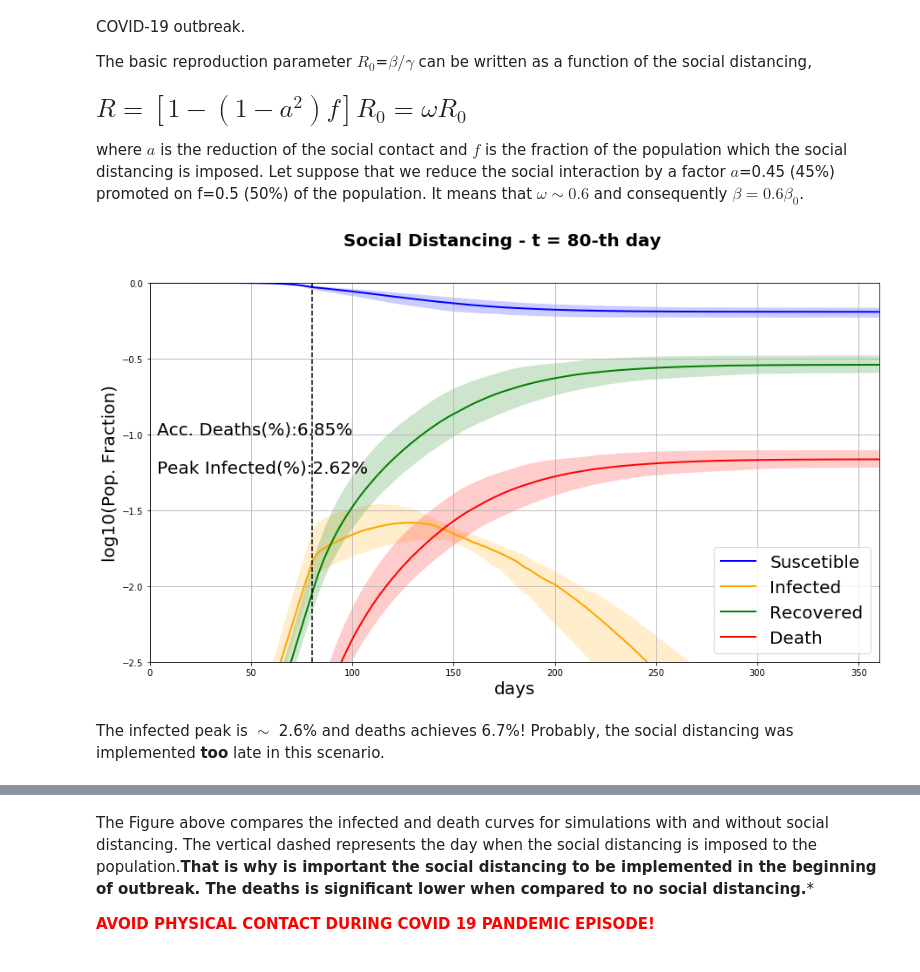
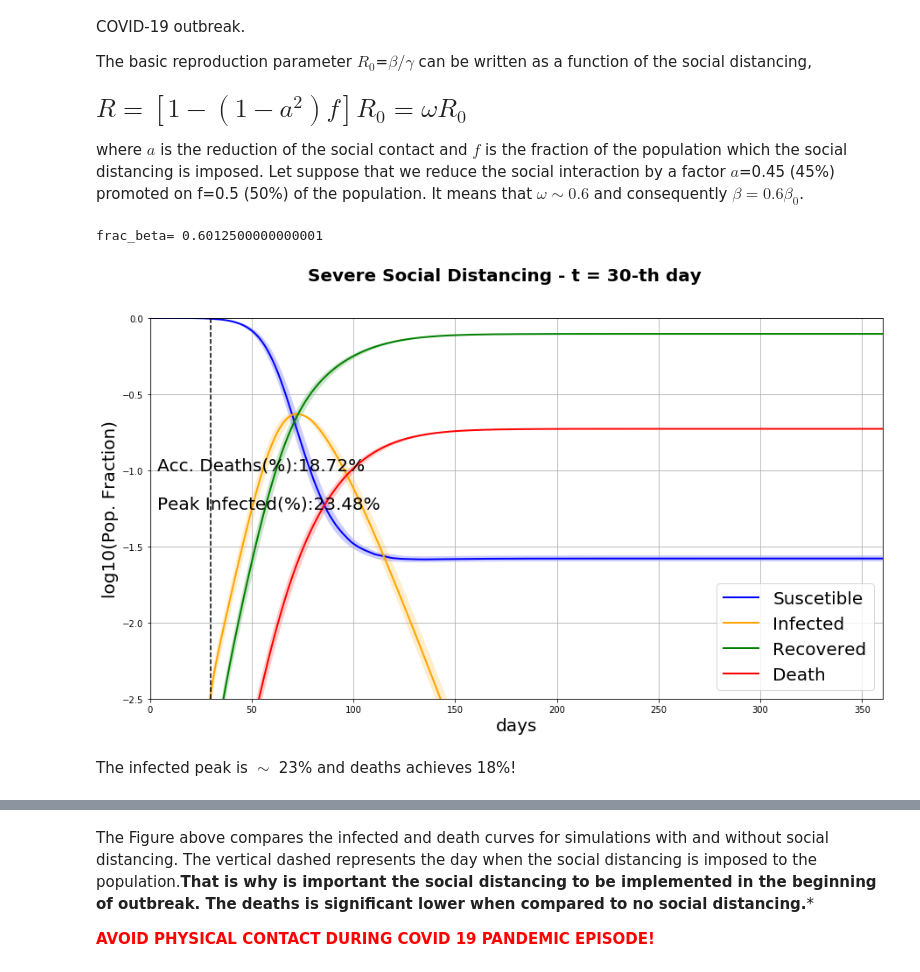
Before and after one commit to mvcduarte/COVID19_SEIR_model, a Jupyter notebook: SEIR_model_COVID19_part1.ipynb, the cells around one changed output, grey strips where cells are left out. Drawn from its saved outputs; the diff is of its cells as text; code cells hidden in the pictures.

```diff
--- a/SEIR_model_COVID19_part1.ipynb
+++ b/SEIR_model_COVID19_part1.ipynb
@@ -77,8 +76,8 @@ def fS(S, I, beta):
     return - beta * S * I
 def fE(S, I, E, alpha, beta):
     return beta * S * I - alpha * E
-def fI(I, alpha, gamma, E):
-    return alpha * E - gamma * I
+def fI(I, alpha, delta, E):
+    return alpha * E - delta * I
 def fQ(delta, I, Q, lambda0, kappa):
     return delta * I - lambda0 * Q - kappa * Q
 def fR(lambda0, I):
@@ -98,28 +97,28 @@ def base_seir_model_RK4O(init_vals, params, t):
 
         k1 = fS(S[-1], I[-1], beta_array[i])
         l1 = fE(S[-1], I[-1], E[-1], alpha, beta_array[i])
-        m1 = fI(I[-1], alpha, gamma, E[-1])
+        m1 = fI(I[-1], alpha, delta, E[-1])
         n1 = fR(lambda0, I[-1])
         o1 = fQ(delta, I[-1], Q[-1], lambda0, kappa)
         p1 = fD(Q[-1], kappa)
 
         k2 = fS(S[-1] + 0.5 * k1 * dt, I[-1] + 0.5 * m1 * dt, beta_array[i])
         l2 = fE(S[-1] + 0.5 * k1 * dt, I[-1] + 0.5 * m1 * dt, E[-1] + 0.5 * l1 * dt, alpha, beta_array[i])
-        m2 = fI(I[-1] + 0.5 * m1 * dt, alpha, gamma, E[-1] + 0.5 * l1 * dt)
+        m2 = fI(I[-1] + 0.5 * m1 * dt, alpha, delta, E[-1] + 0.5 * l1 * dt)
         n2 = fR(lambda0, I[-1] + 0.5 * m1 * dt)
         o2 = fQ(delta, I[-1] + 0.5 * m1 * dt, Q[-1] + 0.5 * o1 * dt, lambda0, kappa)
         p2 = fD(Q[-1] + 0.5 * p1 * dt, kappa)
 
         k3 = fS(S[-1] + 0.5 * k2 * dt, I[-1] + 0.5 * m2 * dt, beta_array[i])
         l3 = fE(S[-1] + 0.5 * k2 * dt, I[-1] + 0.5 * m2 * dt, E[-1] + 0.5 * l2 * dt, alpha, beta_array[i])
-        m3 = fI(I[-1] + 0.5 * m2 * dt, alpha, gamma, E[-1] + 0.5 * l2 * dt)
+        m3 = fI(I[-1] + 0.5 * m2 * dt, alpha, delta, E[-1] + 0.5 * l2 * dt)
         n3 = fR(lambda0, I[-1] + 0.5 * m2 * dt)
         o3 = fQ(delta, I[-1] + 0.5 * m2 * dt, Q[-1] + 0.5 * o2 * dt, lambda0, kappa)
         p3 = fD(Q[-1] + 0.5 * p2 * dt, kappa)
 
         k4 = fS(S[-1] + k3 * dt, I[-1] + m3 * dt, beta_array[i])
         l4 = fE(S[-1] + k3 * dt, I[-1] + m3 * dt, E[-1] + l3 * dt, alpha, beta_array[i])
-        m4 = fI(I[-1] + m3 * dt, alpha, gamma, E[-1] + m3 * dt)
+        m4 = fI(I[-1] + m3 * dt, alpha, delta, E[-1] + m3 * dt)
         n4 = fR(lambda0, I[-1] + n3 * dt)
         o4 = fQ(delta, I[-1] + m3 * dt, Q[-1] + o3 * dt, lambda0, kappa)
         p4 = fD(Q[-1] + p3 * dt, kappa)
@@ -396,20 +395,28 @@ where $a$ is the reduction of the social contact and $f$ is the fraction of the
 # %%
 # Run simulation (SEIR - social distancing)
 
-# At the 80-th day , we impose a social distancing by descreasing the beta fator by 40%.
+# At the 30-th day , we impose a social distancing by descreasing the beta fator by 40%.
 
-t0 = 80.
-frac_beta = 0.6
+t0 = 30.
+a =0.45
+f = 0.5
+#a = 0.5
+#f = 1.
+frac_beta = (1. - (1. - a*a) * f)
+print('frac_beta=', frac_beta)
 
 # Generate some parameter according to their uncertainties range
 
 dic_model_soc_dist = run_simulations(param_array, init_vals, t, niter, 'step', t0, frac_beta, 0.)
+# %% [output]
+frac_beta= 0.6012500000000001
 # %%
-plot_fig_model(dic_model_soc_dist, 'Social Distancing - t = 80-th day', t0, 'SEIR_model_80_soc_dist.png')
+plot_fig_model(dic_model_soc_dist, 'Severe Social Distancing - t = 30-th day',
+               t0, 'SEIR_model_30_severe_soc_dist.png')
 # %% [output]
-[figure, old version]
+[figure, new version]
 # %% [markdown]
-The infected peak is $\sim$ 2.6% and deaths achieves 6.7%! Probably, the social distancing was implemented **too** late in this scenario.
+The infected peak is $\sim$ 23% and deaths achieves 18%!
 # %%
 plot_fig_model_comparison(dic_model, dic_model_soc_dist,
                           'Model comparison - no soc_dist / 80-th day social distancing',
```
Also changed, not shown: parts of 7 cells of this notebook.
